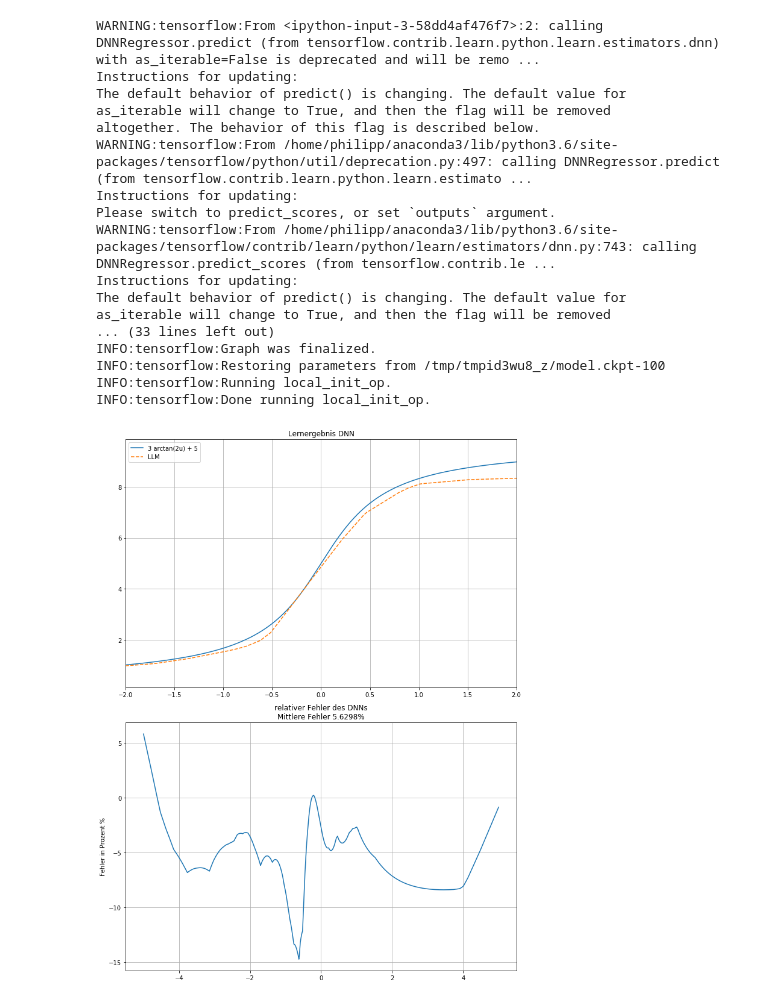
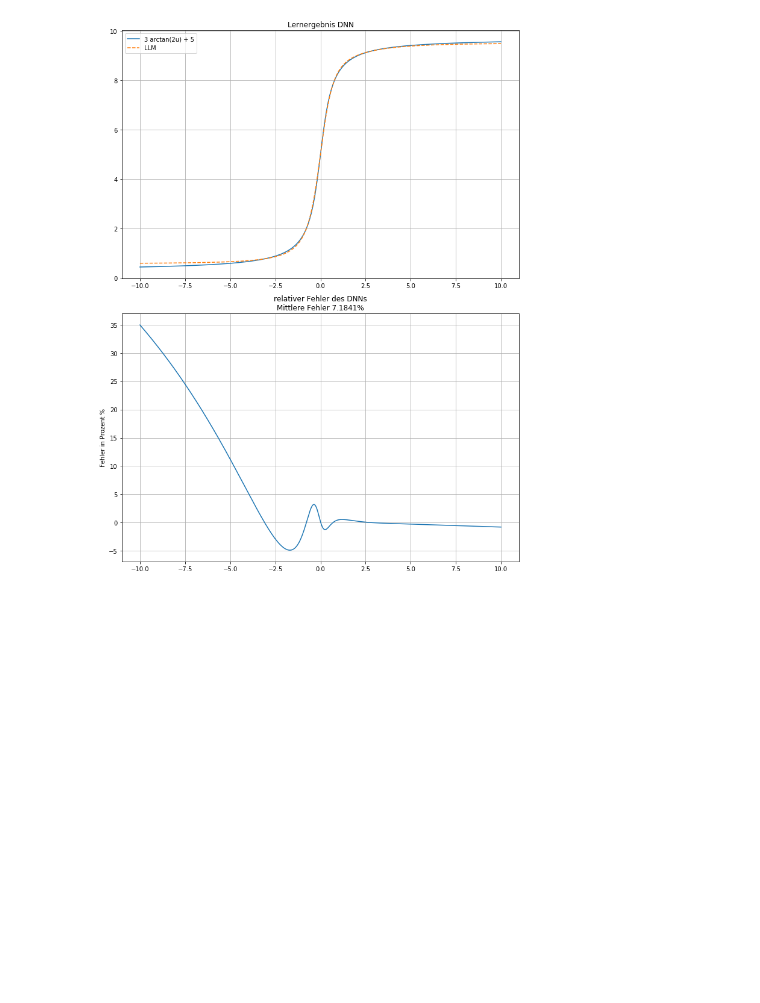
Before and after one commit to 4204015/Trajektorienplanung, a Jupyter notebook: DNN_1D_Beispiel.ipynb, the cells around one changed output. Drawn from its saved outputs; the diff is of its cells as text; code cells hidden in the pictures; blank space fills up the shorter version.

Commit message:
Switches from tensorflow to keras

```diff
--- a/DNN_1D_Beispiel.ipynb
+++ b/DNN_1D_Beispiel.ipynb
@@ -74,42 +78,25 @@ INFO:Finished model training after 1.0961 seconds.
 # %%
-u = np.reshape(np.linspace(-5, 5, 5000), (5000, 1))
-y_pred = np.reshape(dnn.predict(x={'X': u.astype(np.float32)}, as_iterable=False), (-1, 1))
+u = np.reshape(np.linspace(-10, 10, 5000), (5000, 1))
+y_pred = model.predict(u)
 
 fig = plt.figure(figsize=(10, 13))
 
 plt.subplot(2,1,1)
 plt.title(f"Lernergebnis DNN")
 plt.grid(True)
 plt.plot(u, nl(u), label=f"3 arctan(2u) + 5")
 plt.plot(u, y_pred, '--', label="LLM")
-plt.xlim((-2, 2))
+#plt.xlim((-2, 2))
 plt.legend()
 
 plt.subplot(2,1,2)
 plt.title(f"relativer Fehler des DNNs\nMittlere Fehler {np.abs(100*((y_pred/nl(u)) - 1)).mean():.4f}%")
 plt.ylabel("Fehler in Prozent %")
 plt.grid(True)
 plt.plot(u, 100*((y_pred/nl(u)) - 1))
 #plt.legend()
 
 plt.tight_layout()
 plt.show()
 # %% [output]
-WARNING:tensorflow:From <ipython-input-3-58dd4af476f7>:2: calling DNNRegressor.predict (from tensorflow.contrib.learn.python.learn.estimators.dnn) with as_iterable=False is deprecated and will be remo ...
-Instructions for updating:
-The default behavior of predict() is changing. The default value for
-as_iterable will change to True, and then the flag will be removed
-altogether. The behavior of this flag is described below.
-WARNING:tensorflow:From /home/philipp/anaconda3/lib/python3.6/site-packages/tensorflow/python/util/deprecation.py:497: calling DNNRegressor.predict (from tensorflow.contrib.learn.python.learn.estimato ...
-Instructions for updating:
-Please switch to predict_scores, or set `outputs` argument.
-WARNING:tensorflow:From /home/philipp/anaconda3/lib/python3.6/site-packages/tensorflow/contrib/learn/python/learn/estimators/dnn.py:743: calling DNNRegressor.predict_scores (from tensorflow.contrib.le ...
-Instructions for updating:
-The default behavior of predict() is changing. The default value for
-as_iterable will change to True, and then the flag will be removed
-... (33 lines left out)
-INFO:tensorflow:Graph was finalized.
-INFO:tensorflow:Restoring parameters from /tmp/tmpid3wu8_z/model.ckpt-100
-INFO:tensorflow:Running local_init_op.
-INFO:tensorflow:Done running local_init_op.
-[figure, old version]
+[figure, new version]
```
Also changed, not shown: parts of 4 cells of this notebook.
